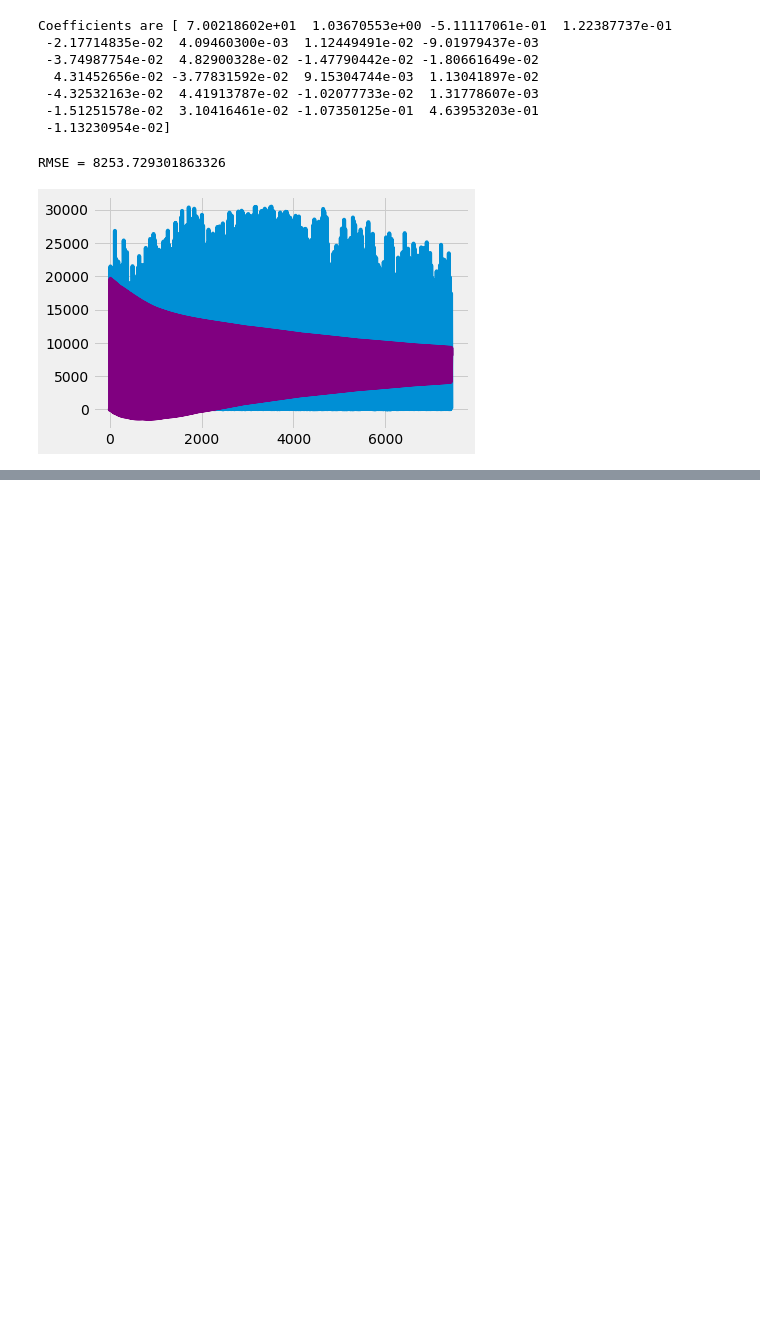
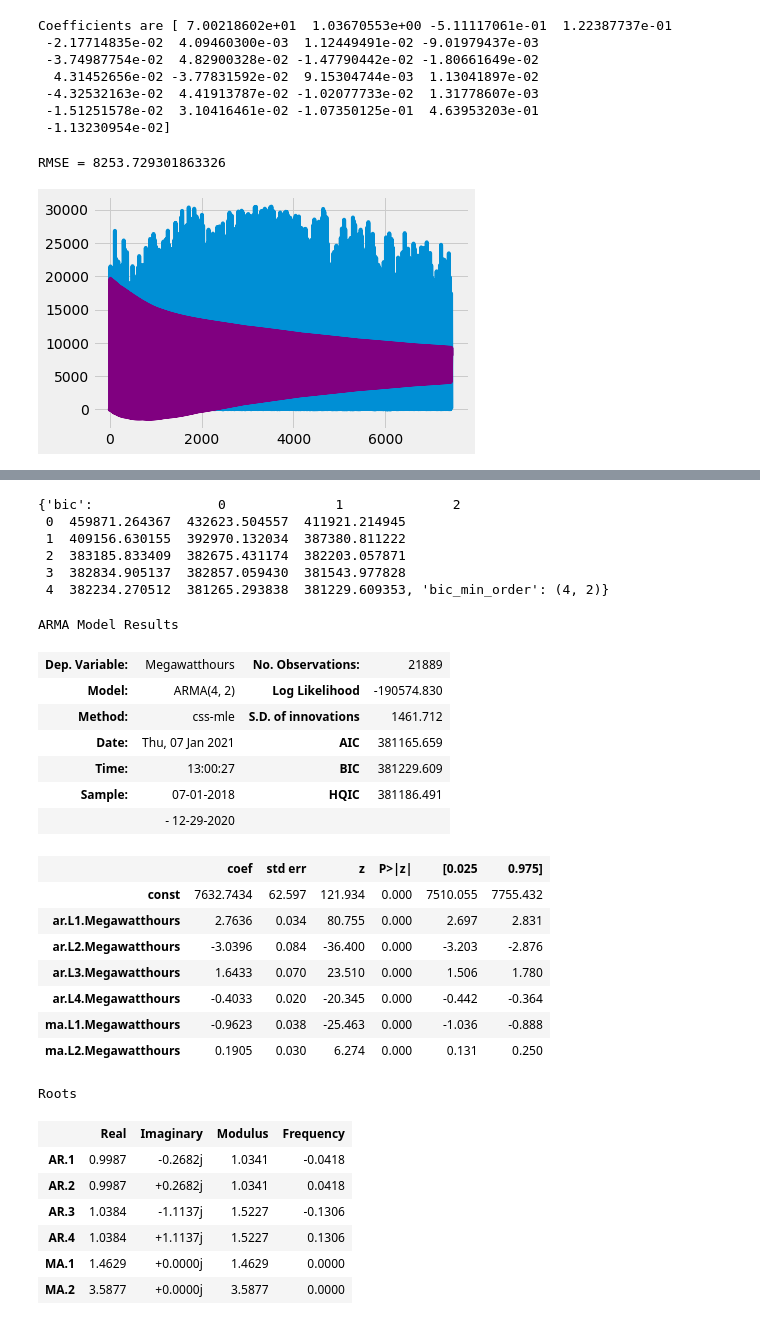
Before and after one commit to MichaelBurak/solar-data-analysis, a Jupyter notebook: solar-perhour-analysis.ipynb, the cells around one changed output, grey strips where cells are left out. Saved outputs shown, nothing was run; the diff lists cells and outputs as text; code cells hidden in the pictures; blank space fills up the shorter version.

```diff
--- a/solar-perhour-analysis.ipynb
+++ b/solar-perhour-analysis.ipynb
@@ -123,7 +170,7 @@ df['Timestamp'] = pd.to_datetime(df['Timestamp'])
 time_df = df.copy()
 
 time_df = time_df.set_index("Timestamp")
-time_df.index.freq = '-1H'
+time_df.asfreq("H")
 time_df = time_df.sort_index()
 
 time_df.head(10)
@@ -142,0 +205,4 @@ time_df.head(10)
+# %%
+time_df.index.freq="H"
+
+time_df.index
@@ -588,0 +652,7 @@ plt.show()
+# %%
+#not sure why i have to set this again?
+time_df = time_df.asfreq("H",method='ffill')
+# time_df.freq = time_df.freq="H"
+# time_df.index.freq="H"
+# %%
+time_df.index.freq="H"
@@ -588,0 +674,38 @@ plt.show()
+# %%
+arma_order_select_ic(time_df['Megawatthours'])
+# %% [output]
+{'bic':                0              1              2
+ 0  459871.264367  432623.504557  411921.214945
+ 1  409156.630155  392970.132034  387380.811222
+ 2  383185.833409  382675.431174  382203.057871
+ 3  382834.905137  382857.059430  381543.977828
+ 4  382234.270512  381265.293838  381229.609353, 'bic_min_order': (4, 2)}
+# %%
+model = ARMA(time_df['Megawatthours'],order=(4,2))
+results = model.fit()
+results.summary()
+# %% [output]
+ARMA Model Results
+| Dep. Variable: | Megawatthours | No. Observations: | 21889 |
+| Model: | ARMA(4, 2) | Log Likelihood | -190574.830 |
+| Method: | css-mle | S.D. of innovations | 1461.712 |
+| Date: | Thu, 07 Jan 2021 | AIC | 381165.659 |
+| Time: | 13:00:27 | BIC | 381229.609 |
+| Sample: | 07-01-2018 | HQIC | 381186.491 |
+|  | - 12-29-2020 |  |  |
+|  | coef | std err | z | P>|z| | [0.025 | 0.975] |
+| const | 7632.7434 | 62.597 | 121.934 | 0.000 | 7510.055 | 7755.432 |
+| ar.L1.Megawatthours | 2.7636 | 0.034 | 80.755 | 0.000 | 2.697 | 2.831 |
+| ar.L2.Megawatthours | -3.0396 | 0.084 | -36.400 | 0.000 | -3.203 | -2.876 |
+| ar.L3.Megawatthours | 1.6433 | 0.070 | 23.510 | 0.000 | 1.506 | 1.780 |
+| ar.L4.Megawatthours | -0.4033 | 0.020 | -20.345 | 0.000 | -0.442 | -0.364 |
+| ma.L1.Megawatthours | -0.9623 | 0.038 | -25.463 | 0.000 | -1.036 | -0.888 |
+| ma.L2.Megawatthours | 0.1905 | 0.030 | 6.274 | 0.000 | 0.131 | 0.250 |
+Roots
+|  | Real | Imaginary | Modulus | Frequency |
+| AR.1 | 0.9987 | -0.2682j | 1.0341 | -0.0418 |
+| AR.2 | 0.9987 | +0.2682j | 1.0341 | 0.0418 |
+| AR.3 | 1.0384 | -1.1137j | 1.5227 | -0.1306 |
+| AR.4 | 1.0384 | +1.1137j | 1.5227 | 0.1306 |
+| MA.1 | 1.4629 | +0.0000j | 1.4629 | 0.0000 |
+| MA.2 | 3.5877 | +0.0000j | 3.5877 | 0.0000 |
```
Also changed, not shown: parts of 25 cells of this notebook.
